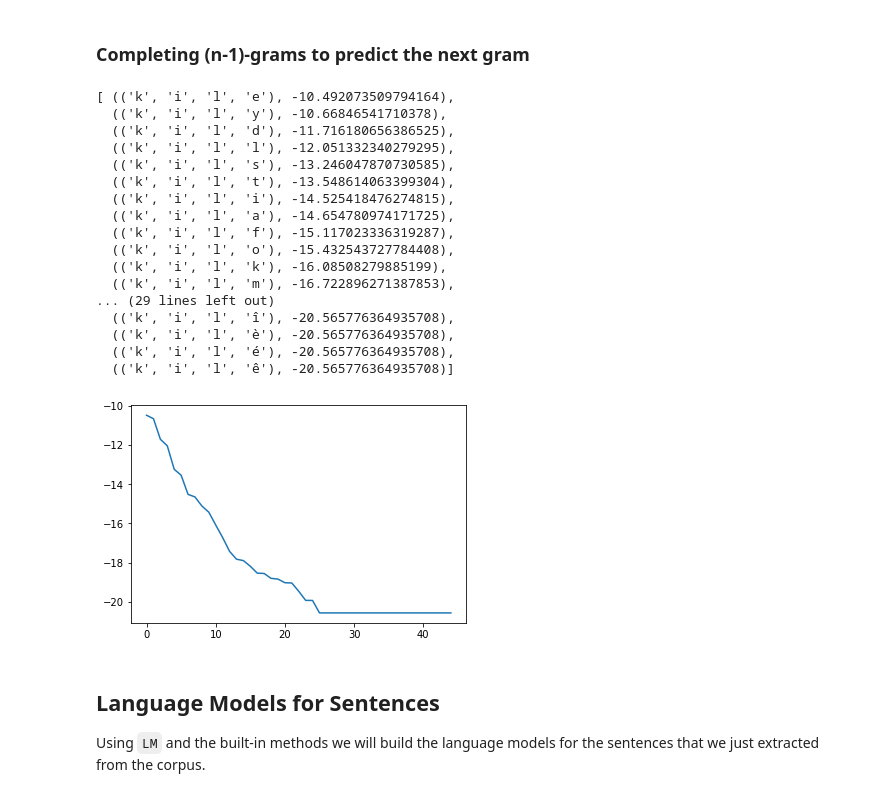
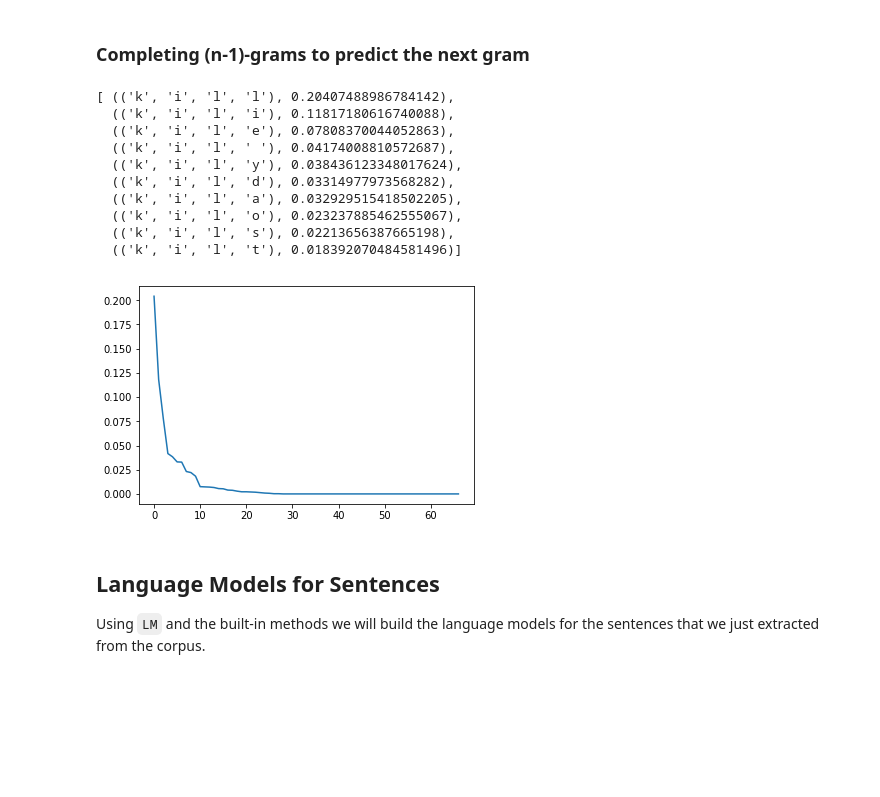
Before and after one commit to sounak98/nlp-projects, a Jupyter notebook: Language Model.ipynb, the cells around one changed output. Saved outputs shown, nothing was run; the diff lists cells and outputs as text; code cells hidden in the pictures; blank space fills up the shorter version.

```diff
--- a/Language Model.ipynb
+++ b/Language Model.ipynb
@@ -13,7 +13,7 @@ from collections import Counter
 
 pp = pprint.PrettyPrinter(indent=2)
 
-CORPUS_PATH = "/Users/sounak/Documents/clg/nlp/nlp-projects/data/Gutenberg/txt"
+CORPUS_PATH = "/home/sounak/Documents/clg/nlp/P1/Gutenberg/txt"
 # %% [markdown]
 ## Tokenizer
 
@@ -154,12 +154,12 @@ class LM:
 
     def predict_next(self, sequence, n):
         prob = {}
-        sequence = tuple(sequence)
-        length = len(sequence)
+        sequence_ = tuple(sequence)
+        sequence = tuple(sequence[-(n-1):])
         alphabet = self.models[1].keys()
         for letter in alphabet:
             gram = sequence + letter
-            prob[gram] = self.get_score(gram, n)
+            prob[(sequence_ + letter)] = self.get_prob_laplace(gram, factor=0.5)
         return sorted(prob.items(), key=lambda item: item[1], reverse=True)
 
     def get_score(self, group, n, log=True):
@@ -209,7 +209,7 @@ Now that we have written the code for both tokenizing and language modelling, we
 # %%
 files = os.listdir(CORPUS_PATH)
 files.remove('Henry David Thoreau___A Week on the Concord and Merrimack Rivers.txt')
-files = files[:20]
+files = files[:100]
 texts = []
 
 for file in files:
@@ -292,32 +292,25 @@ plt.show()
 ### Completing (n-1)-grams to predict the next gram
 # %%
 predictions = words_lm.predict_next('kil', 3)
-pp.pprint(predictions)
+pp.pprint(predictions[:10])
 
-y = [v for k, v in predictions]
+y = [v for k, v in predictions[:100]]
 x = range(len(y))
 
 plt.plot(x, y)
 plt.show()
 # %% [output]
-[ (('k', 'i', 'l', 'e'), -10.492073509794164),
-  (('k', 'i', 'l', 'y'), -10.66846541710378),
-  (('k', 'i', 'l', 'd'), -11.716180656386525),
-  (('k', 'i', 'l', 'l'), -12.051332340279295),
-  (('k', 'i', 'l', 's'), -13.246047870730585),
-  (('k', 'i', 'l', 't'), -13.548614063399304),
-  (('k', 'i', 'l', 'i'), -14.525418476274815),
-  (('k', 'i', 'l', 'a'), -14.654780974171725),
-  (('k', 'i', 'l', 'f'), -15.117023336319287),
-  (('k', 'i', 'l', 'o'), -15.432543727784408),
-  (('k', 'i', 'l', 'k'), -16.08508279885199),
-  (('k', 'i', 'l', 'm'), -16.722896271387853),
-... (29 lines left out)
-  (('k', 'i', 'l', 'î'), -20.565776364935708),
-  (('k', 'i', 'l', 'è'), -20.565776364935708),
-  (('k', 'i', 'l', 'é'), -20.565776364935708),
-  (('k', 'i', 'l', 'ê'), -20.565776364935708)]
+[ (('k', 'i', 'l', 'l'), 0.20407488986784142),
+  (('k', 'i', 'l', 'i'), 0.11817180616740088),
+  (('k', 'i', 'l', 'e'), 0.07808370044052863),
+  (('k', 'i', 'l', ' '), 0.04174008810572687),
+  (('k', 'i', 'l', 'y'), 0.038436123348017624),
+  (('k', 'i', 'l', 'd'), 0.03314977973568282),
+  (('k', 'i', 'l', 'a'), 0.032929515418502205),
+  (('k', 'i', 'l', 'o'), 0.023237885462555067),
+  (('k', 'i', 'l', 's'), 0.02213656387665198),
+  (('k', 'i', 'l', 't'), 0.018392070484581496)]
-[figure, old version]
+[figure, new version]
 # %% [markdown]
 ## Language Models for Sentences
 
```
Also changed, not shown: parts of 8 cells of this notebook.
